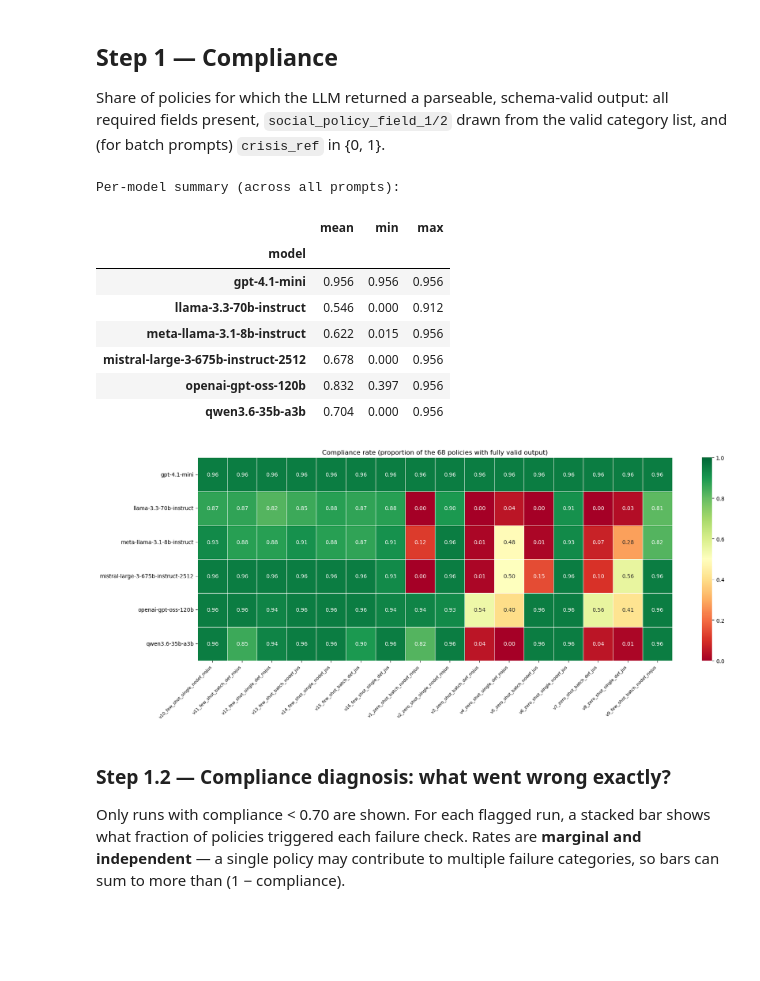
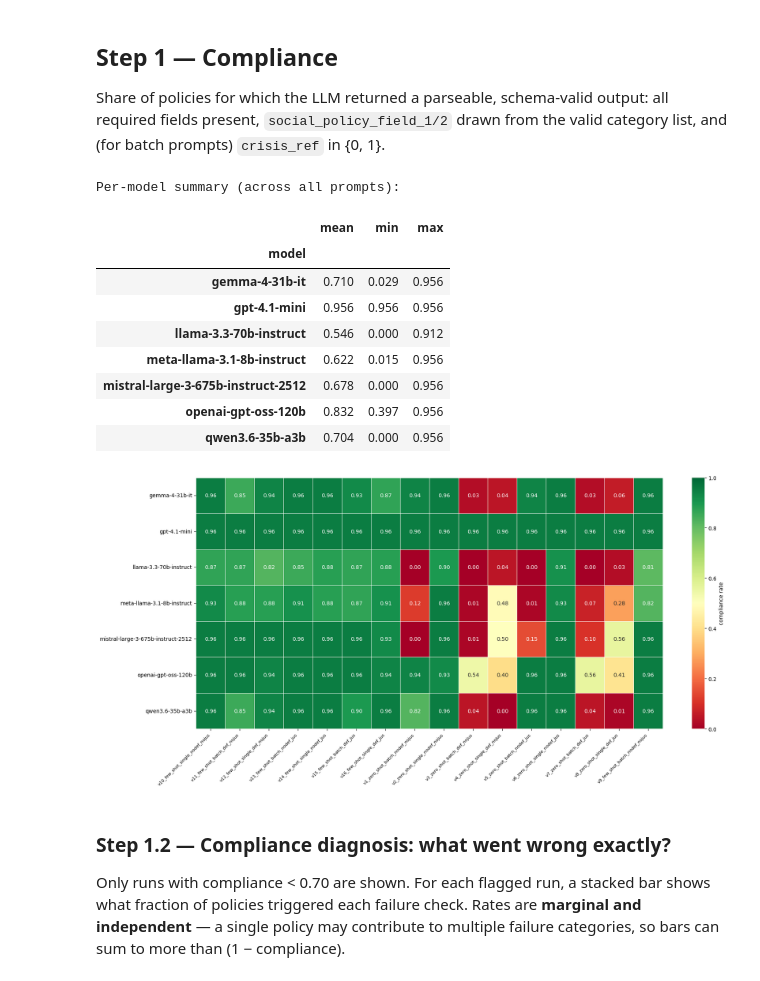
Before and after one commit to StephiBuchholz/crises_and_welfare_states, a Jupyter notebook: policy-tracker/4_analysis/step4_evaluate.ipynb, the cells around one changed output. Cells and saved outputs as stored; diff of their text form; code cells hidden in the pictures; blank space fills up the shorter version.

```diff
--- a/policy-tracker/4_analysis/step4_evaluate.ipynb
+++ b/policy-tracker/4_analysis/step4_evaluate.ipynb
@@ -65,35 +72,36 @@ Share of policies for which the LLM returned a parseable, schema-valid output: a
 # %%
 heatmap, summary = step1_compliance(runs, gold_ids)
 heatmap.to_csv(RESULTS_DIR / 'compliance_heatmap.csv')
 summary.to_csv(RESULTS_DIR / 'compliance_summary.csv')
 
 print('Per-model summary (across all prompts):')
 display(summary)
 
 fig, ax = plt.subplots(figsize=(18, max(3, len(heatmap) * 1.2)))
 sns.heatmap(
     heatmap, annot=True, fmt='.2f', cmap='RdYlGn', vmin=0, vmax=1,
     linewidths=0.4, ax=ax,
+    cbar_kws={'label': 'compliance rate'},
 )
-ax.set_title(f'Compliance rate (proportion of the {len(gold_ids)} policies with fully valid output)')
 ax.set_xlabel('')
 ax.set_ylabel('')
 plt.xticks(rotation=45, ha='right', fontsize=8)
 plt.yticks(rotation=0)
 plt.tight_layout()
-fig.savefig(RESULTS_DIR / 'plots' / 'compliance_heatmap.png', dpi=150, bbox_inches='tight')
+fig.savefig(RESULTS_DIR / 'plots' / f'compliance_heatmap_{DATASET_TAG}_{TODAY}.png', dpi=150, bbox_inches='tight')
 plt.show()
 # %% [output]
 Per-model summary (across all prompts):
 |  | mean | min | max |
 | model |  |  |  |
+| gemma-4-31b-it | 0.710 | 0.029 | 0.956 |
 | gpt-4.1-mini | 0.956 | 0.956 | 0.956 |
 | llama-3.3-70b-instruct | 0.546 | 0.000 | 0.912 |
 | meta-llama-3.1-8b-instruct | 0.622 | 0.015 | 0.956 |
 | mistral-large-3-675b-instruct-2512 | 0.678 | 0.000 | 0.956 |
 | openai-gpt-oss-120b | 0.832 | 0.397 | 0.956 |
 | qwen3.6-35b-a3b | 0.704 | 0.000 | 0.956 |
-[figure, old version]
+[figure, new version]
 # %% [markdown]
 ### Step 1.2 — Compliance diagnosis: what went wrong exactly?
 
```
Also changed, not shown: parts of 10 cells of this notebook, 44 other files.
